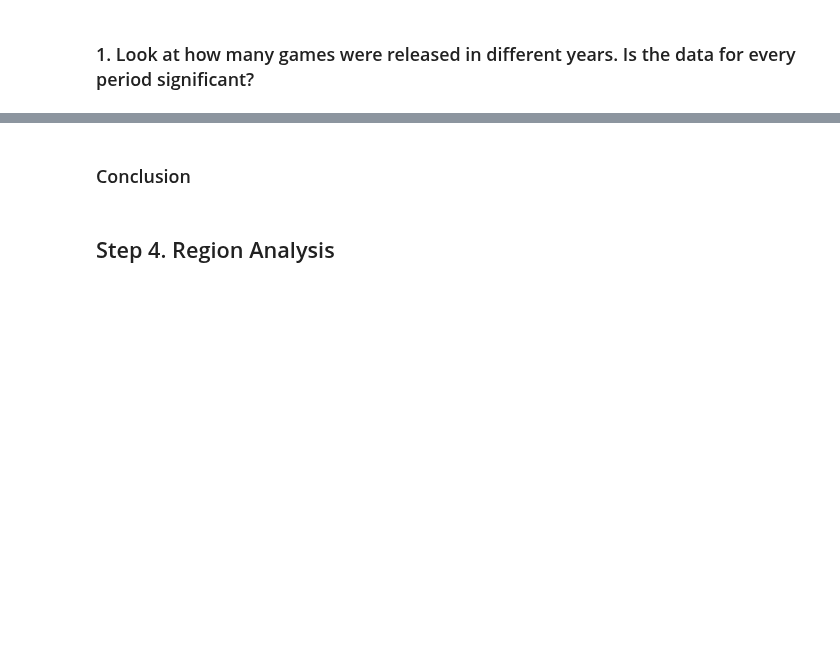
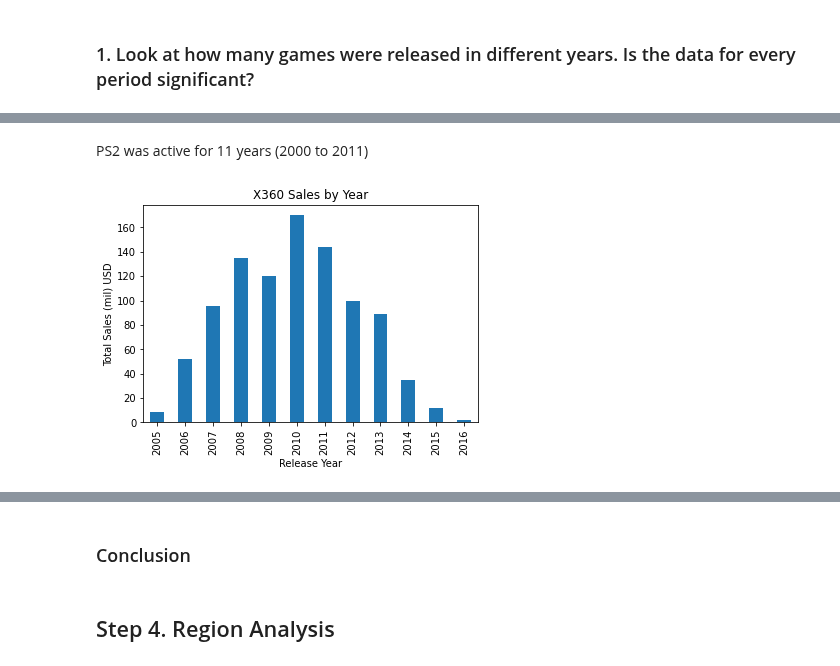
Before and after one commit to rainbowmoonlight/Yandex_Practicum_Projects, a Jupyter notebook: 04 Online Video Game Store Campaign/Online Video Game Store Campaign.ipynb, the cells around one changed output, grey strips where cells are left out. Saved outputs shown, nothing was run; the diff lists cells and outputs as text; code cells hidden in the pictures; blank space fills up the shorter version.

```diff
--- a/04 Online Video Game Store Campaign/Online Video Game Store Campaign.ipynb
+++ b/04 Online Video Game Store Campaign/Online Video Game Store Campaign.ipynb
@@ -654,0 +733,10 @@ Work only with the data that you've decided is relevant. Disregard the data for
+# %% [markdown]
+PS2 was active for 11 years (2000 to 2011)
+# %%
+plt.title(top10_platform[1] + ' Sales by Year')
+df.loc[df['platform']==top10_platform[1]].groupby(['year_of_release'])['total_sales'].sum().plot(kind='bar')
+plt.xlabel("Release Year")
+plt.ylabel("Total Sales (mil) USD")
+plt.show()
+# %% [output]
+[figure, added]
```
Also changed, not shown: parts of 45 cells of this notebook.
